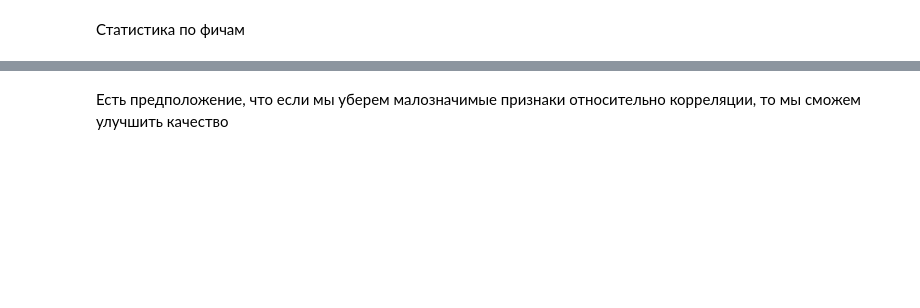
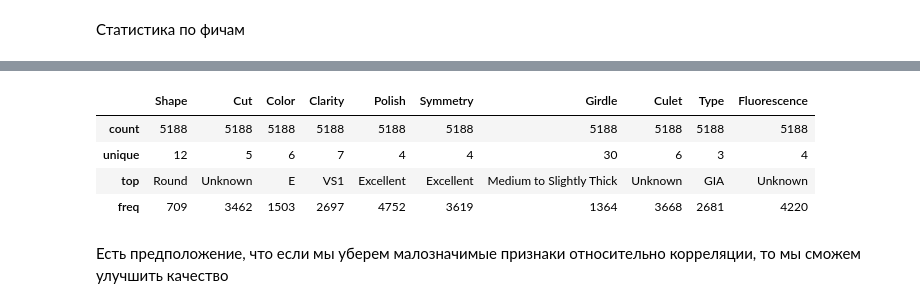
Before and after one commit to Mikhail-cWc/Multimedia, a Jupyter notebook: regression/lab2_linear_regression.ipynb, the cells around one changed output, grey strips where cells are left out. Cells and saved outputs as stored; diff of their text form; code cells hidden in the pictures; blank space fills up the shorter version.

```diff
--- a/regression/lab2_linear_regression.ipynb
+++ b/regression/lab2_linear_regression.ipynb
@@ -218,3 +253,11 @@ numeric_stats
+# %%
+category_stats
+# %% [output]
+|  | Shape | Cut | Color | Clarity | Polish | Symmetry | Girdle | Culet | Type | Fluorescence |
+| count | 5188 | 5188 | 5188 | 5188 | 5188 | 5188 | 5188 | 5188 | 5188 | 5188 |
+| unique | 12 | 5 | 6 | 7 | 4 | 4 | 30 | 6 | 3 | 4 |
+| top | Round | Unknown | E | VS1 | Excellent | Excellent | Medium to Slightly Thick | Unknown | GIA | Unknown |
+| freq | 709 | 3462 | 1503 | 2697 | 4752 | 3619 | 1364 | 3668 | 2681 | 4220 |
 # %% [markdown]
 Есть предположение, что если мы уберем малозначимые признаки относительно корреляции, то мы сможем улучшить качество
 # %%
```
Also changed, not shown: parts of 48 cells of this notebook, 8 other files.
